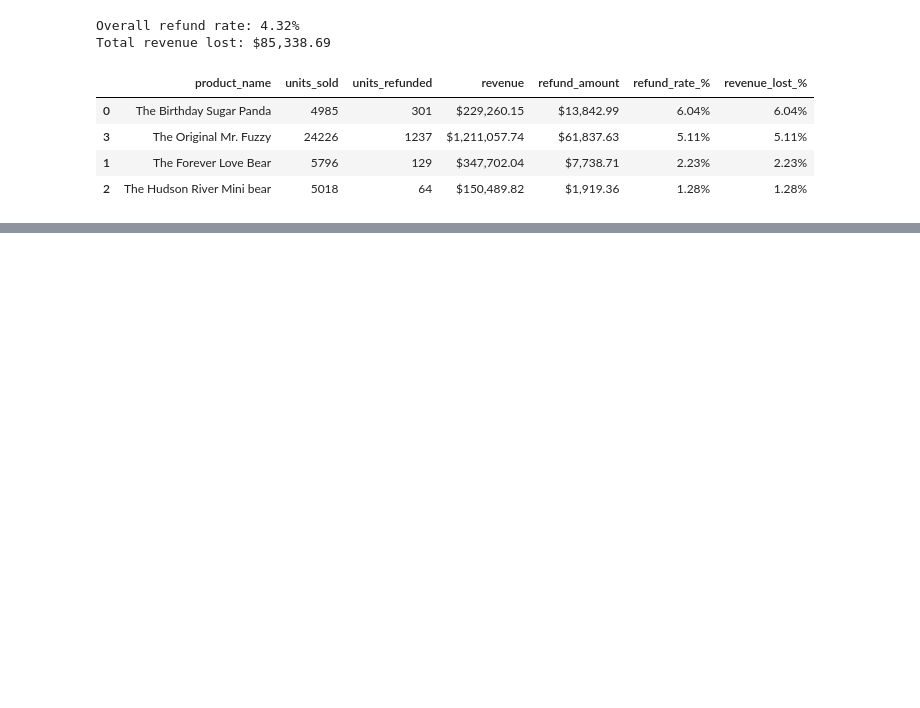
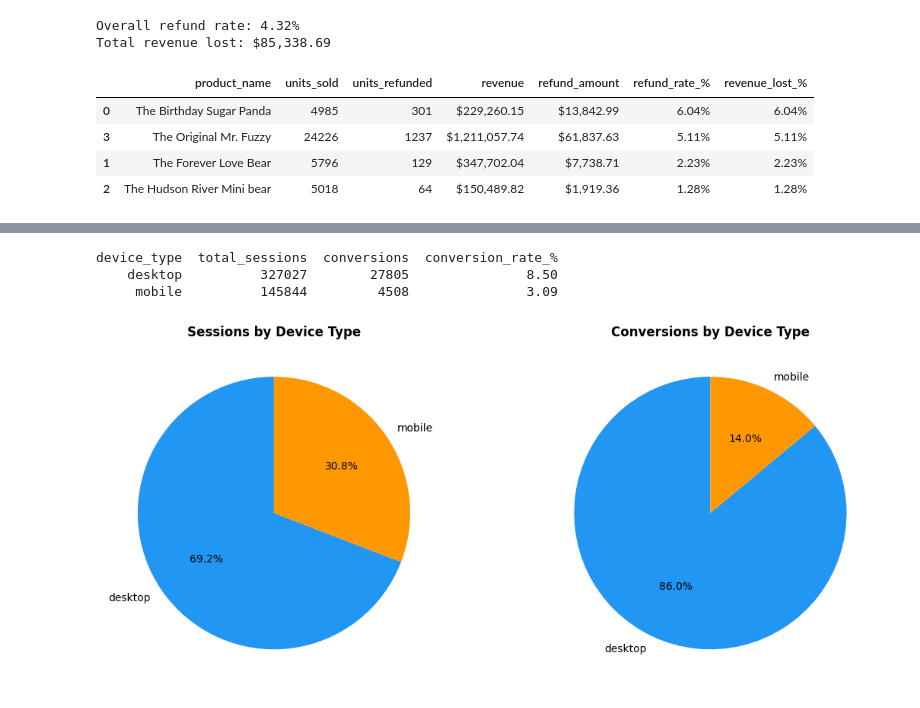
Before and after one commit to timleiler/Sales-Analysis, a Jupyter notebook: Code/4_Analysis.ipynb, the cells around one changed output, grey strips where cells are left out. Cells and saved outputs as stored; diff of their text form; code cells hidden in the pictures; blank space fills up the shorter version.

```diff
--- a/Code/4_Analysis.ipynb
+++ b/Code/4_Analysis.ipynb
@@ -355,0 +463,37 @@ refund_summary.style.format({"revenue":"${:,.2f}",
+# %%
+# Plot - Device Type Breakdown
+
+device_summary = (df_sessions.groupby("device_type").agg(
+    total_sessions = ("website_session_id", "count"),
+    conversions = ("converted", "sum"))
+    .reset_index()
+    )
+
+device_summary["conversion_rate_%"] = ((device_summary["conversions"] / device_summary["total_sessions"]) * 100).round(2)
+
+print(device_summary.to_string(index=False))
+
+# Plot
+fig, axes = plt.subplots(1, 2, figsize=(12, 5))
+
+axes[0].pie(device_summary["total_sessions"],
+            labels=device_summary["device_type"],
+            autopct="%1.1f%%",
+            colors=["#2196F3", "#FF9800"],
+            startangle=90)
+axes[0].set_title("Sessions by Device Type", fontweight="bold")
+
+axes[1].pie(device_summary["conversions"],
+            labels=device_summary["device_type"],
+            autopct="%1.1f%%",
+            colors=["#2196F3", "#FF9800"],
+            startangle=90)
+axes[1].set_title("Conversions by Device Type", fontweight="bold")
+
+plt.tight_layout()
+plt.show()
+# %% [output]
+device_type  total_sessions  conversions  conversion_rate_%
+    desktop          327027        27805               8.50
+     mobile          145844         4508               3.09
+[figure, added]
```
Also changed, not shown: parts of 9 cells of this notebook.
